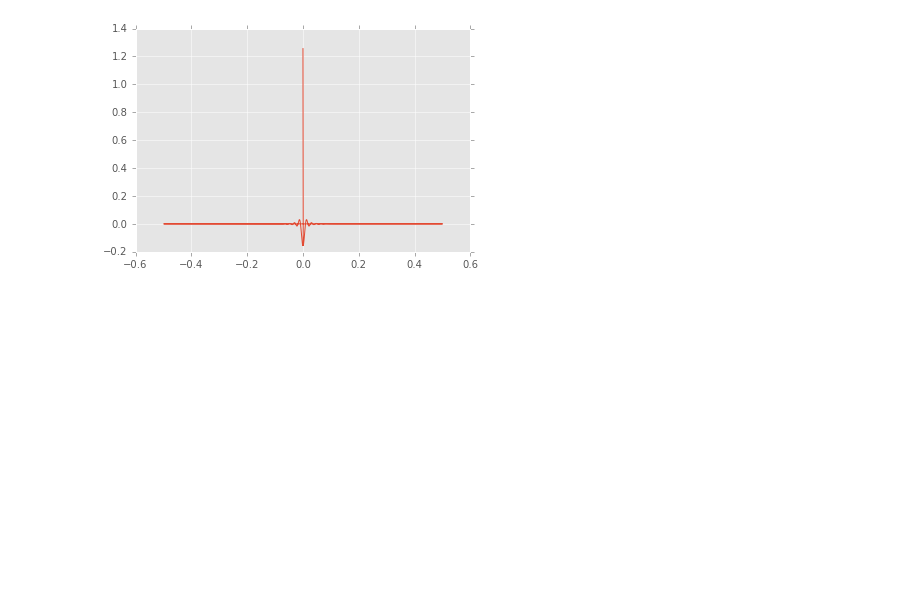
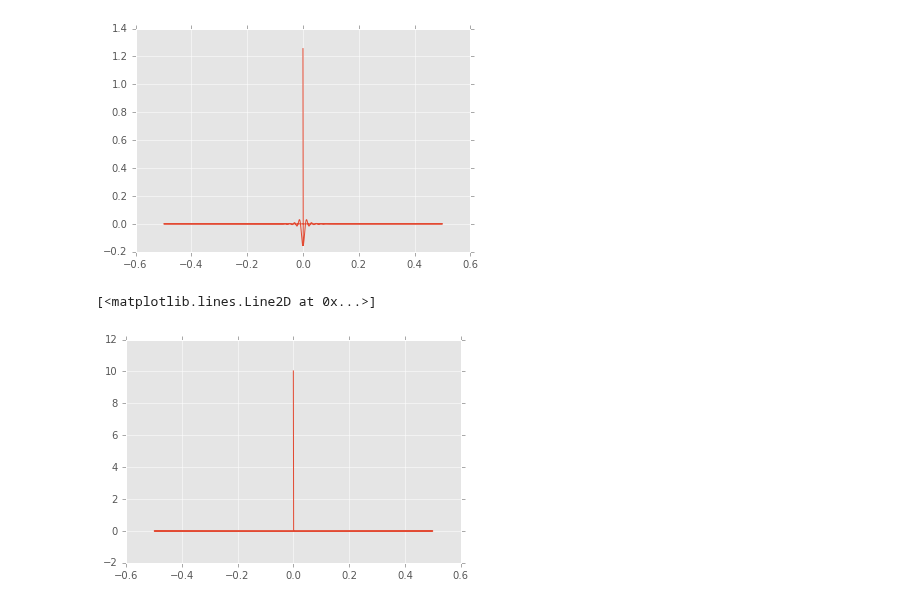
Before and after one commit to lsst-dm/diffimTests, a Jupyter notebook: 1. Understand Lupton(ZOGY) "post convolution" kernel.ipynb, the cells around one changed output. Saved outputs shown, nothing was run; the diff lists cells and outputs as text; code cells hidden in the pictures; blank space fills up the shorter version.

```diff
--- a/1. Understand Lupton(ZOGY) "post convolution" kernel.ipynb
+++ b/1. Understand Lupton(ZOGY) "post convolution" kernel.ipynb
@@ -211,3 +212,10 @@ plt.plot(xx[np.abs(xx) <= 0.5], pck.real[np.abs(xx) <= 0.5])
 # %% [output]
 [<matplotlib.lines.Line2D at 0x...>]
 [figure]
+# %%
+pck = post_conv_kernel(x, sig1=0.1)
+xx = np.fft.ifftshift(x)
+plt.plot(xx[np.abs(xx) <= 0.5], pck.real[np.abs(xx) <= 0.5])
+# %% [output]
+[<matplotlib.lines.Line2D at 0x...>]
+[figure, added]
```
Also changed, not shown: parts of 2 cells of this notebook.
